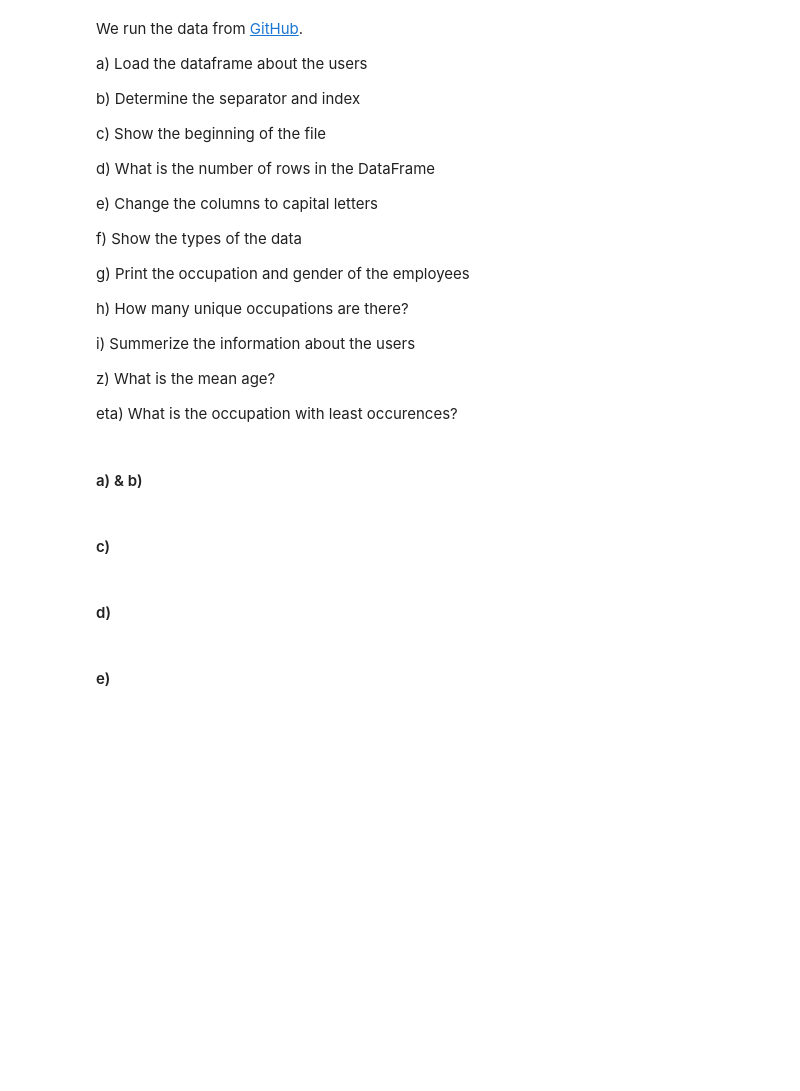
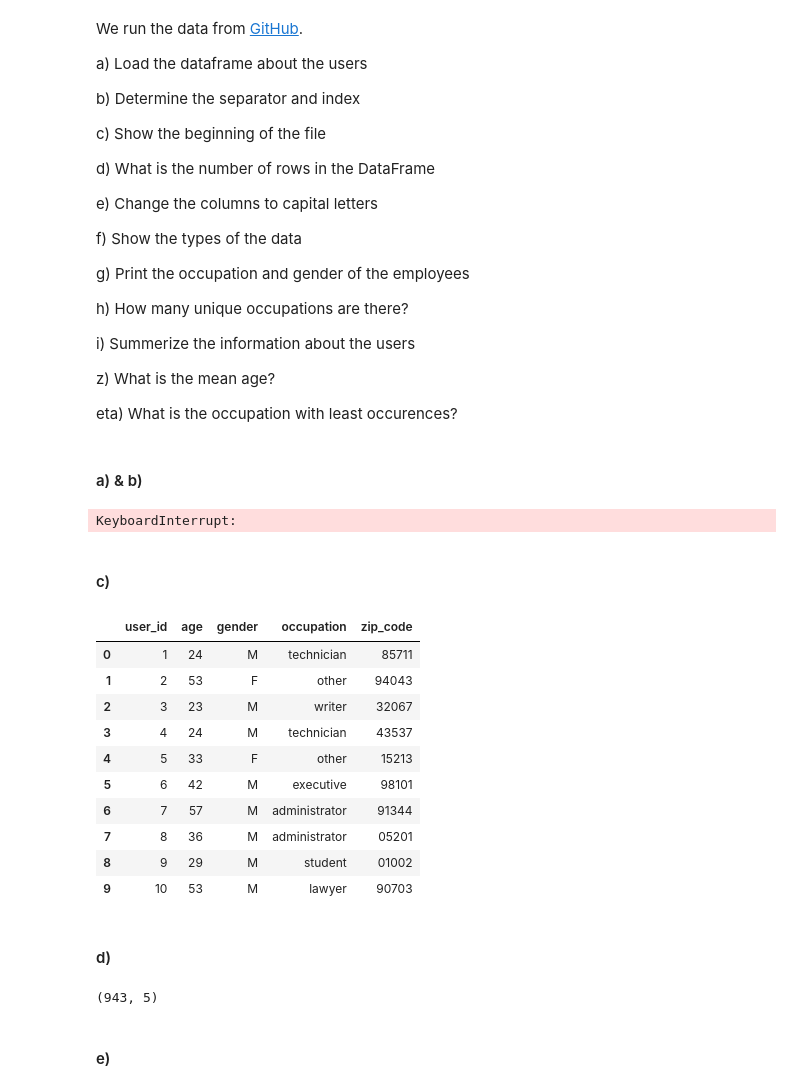
Before and after one commit to KAdamczyk12233/MachineLearning-Winter-22-23s, a Jupyter notebook: Lab1/pandas.ipynb, the cells around one changed output. Cells and saved outputs as stored; diff of their text form; code cells hidden in the pictures; blank space fills up the shorter version.

```diff
--- a/Lab1/pandas.ipynb
+++ b/Lab1/pandas.ipynb
@@ -58,9 +103,33 @@ z) What is the mean age?
 eta) What is the occupation with least occurences?
 # %% [markdown]
 #### a) & b)
+# %%
+data = pd.read_csv("https://raw.githubusercontent.com/justmarkham/DAT8/master/data/u.user", sep="|")
+
+data.index
+# %% [output]
+KeyboardInterrupt:
 # %% [markdown]
 #### c)
+# %%
+data.head(10)
+# %% [output]
+|  | user_id | age | gender | occupation | zip_code |
+| 0 | 1 | 24 | M | technician | 85711 |
+| 1 | 2 | 53 | F | other | 94043 |
+| 2 | 3 | 23 | M | writer | 32067 |
+| 3 | 4 | 24 | M | technician | 43537 |
+| 4 | 5 | 33 | F | other | 15213 |
+| 5 | 6 | 42 | M | executive | 98101 |
+| 6 | 7 | 57 | M | administrator | 91344 |
+| 7 | 8 | 36 | M | administrator | 05201 |
+| 8 | 9 | 29 | M | student | 01002 |
+| 9 | 10 | 53 | M | lawyer | 90703 |
 # %% [markdown]
 #### d)
+# %%
+data.shape
+# %% [output]
+(943, 5)
 # %% [markdown]
 #### e)
```
Also changed, not shown: parts of 12 cells of this notebook, 3 other files.
